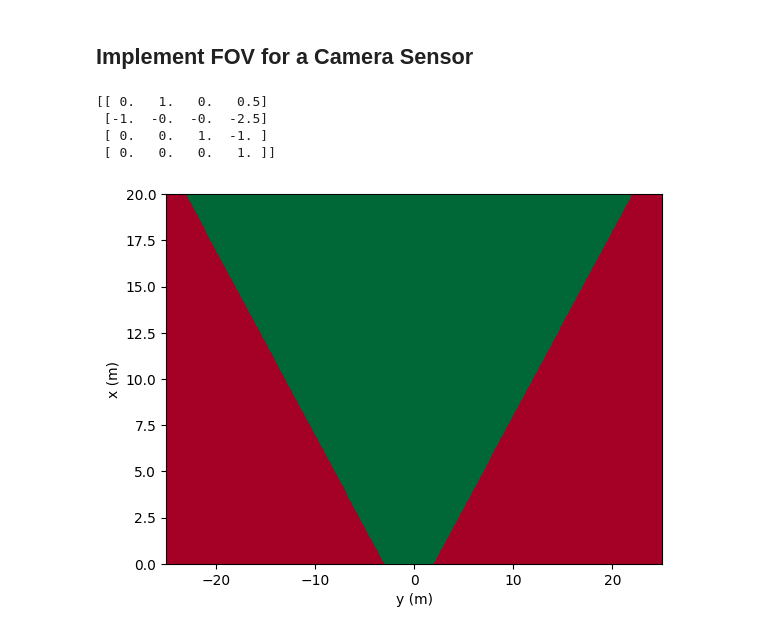
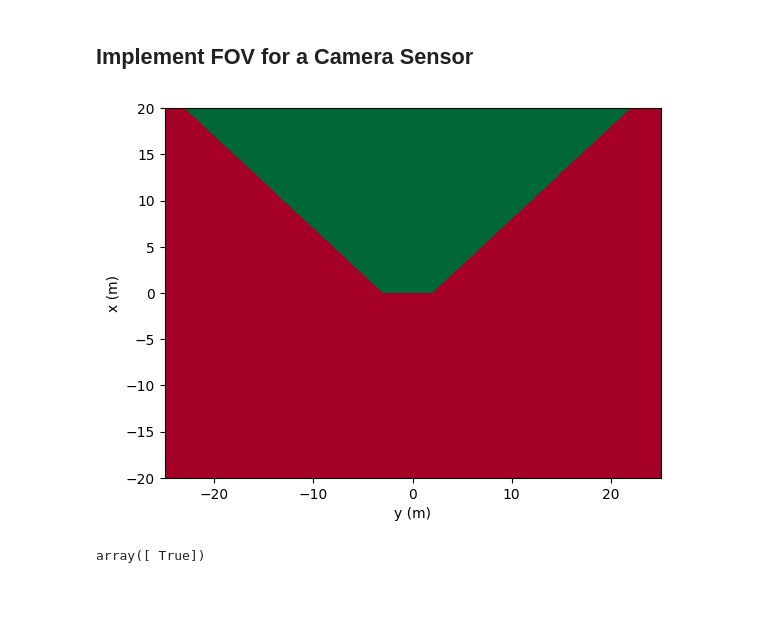
Before and after one commit to hmludwig/MultiObjectTracking, a Jupyter notebook: Exercises/multi_object_tracking.ipynb, the cells around one changed output. Saved outputs shown, nothing was run; the diff lists cells and outputs as text; code cells hidden in the pictures; blank space fills up the shorter version.

```diff
--- a/Exercises/multi_object_tracking.ipynb
+++ b/Exercises/multi_object_tracking.ipynb
@@ -113,51 +113,50 @@ class Camera:
         pos_veh = np.ones((4, x.shape[1])) # homogeneous coordinates
         pos_veh[0:3,:] = x[0:3,:]
         pos_sens = self.veh_to_sens@pos_veh # transform from vehicle to sensor coordinates
-        print(self.veh_to_sens)
         alpha = np.arctan(pos_sens[1]/pos_sens[0]) # calc angle between object and x-axis
         # no normalization needed because returned alpha always lies between [-pi/2, pi/2]
-        return (alpha > self.fov[0]) & (alpha < self.fov[1])
+        return ~(((alpha > self.fov[0]) & (alpha < self.fov[1])) | (x[0,:]<0))
 
 
 cam = edict()
 cam.T = np.asarray([[0, -1, 0, -2.5],
            [1, 0, 0, -0.5],
            [0, 0, 1, 1],
            [0, 0, 0, 1]], dtype=float)
 
 camera = Camera(cam)
 
 
 fig, ax = plt.subplots()
 ax.set_xlabel("y (m)")
 ax.set_ylabel("x (m)")
 
 ax.set_xlim(-25,25)
-ax.set_ylim(0,20)
+ax.set_ylim(-20,20)
 
-xs = np.linspace(0, 20, 1000)
+xs = np.linspace(-20, 20, 1000)
 ys = np.linspace(-25,25,1000)
 
 X,Y, = np.meshgrid(xs,ys)
 Z = np.ones_like(X)
 grid = np.zeros_like(X)
 
 points = np.stack((X.flatten(), Y.flatten(), Z.flatten()), axis=-1).T
 grid = camera.in_fov(points).reshape(X.shape)
 
 
 
 cmap = plt.cm.get_cmap('RdYlGn', 2)
 
-ax.pcolormesh(Y,X, ~grid, cmap=cmap)
+ax.pcolormesh(Y,X, grid, cmap=cmap)
 
 plt.show()
 # %% [output]
-[[ 0.   1.   0.   0.5]
- [-1.  -0.  -0.  -2.5]
- [ 0.   0.   1.  -1. ]
- [ 0.   0.   0.   1. ]]
-[figure, old version]
+[figure, new version]
+# %%
+camera.in_fov(np.array([10,10,1]).reshape(3,1))
+# %% [output]
+array([ True])
 # %%
 # imports
 import numpy as np
```
Also changed, not shown: 7 other files.
